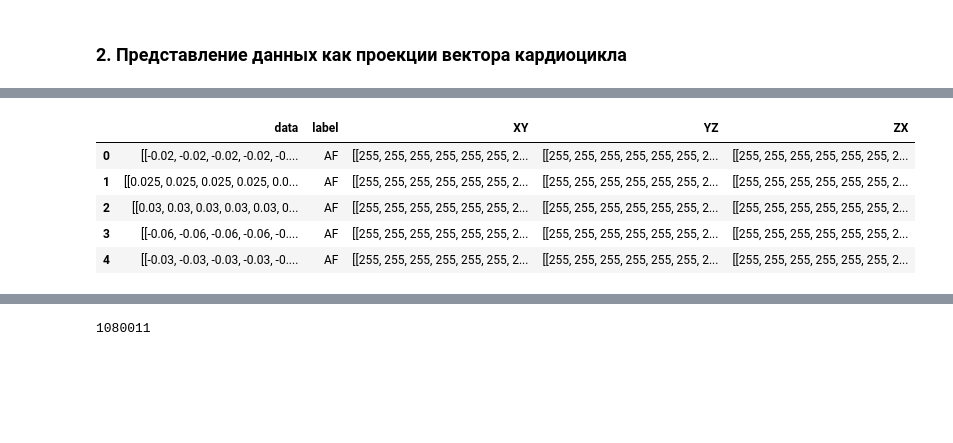
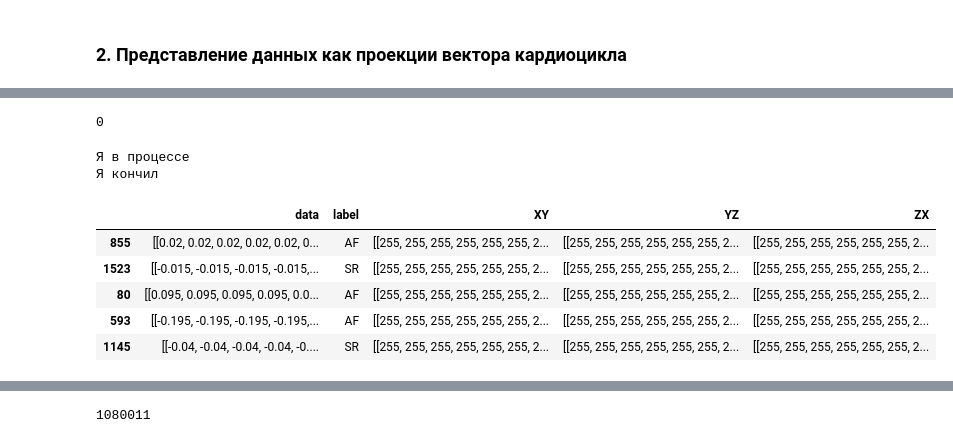
Before and after one commit to ArtikBoom3007/RemoteMonitoring, a Jupyter notebook: Neural network/Обучение ResNet18 векторы.ipynb, the cells around one changed output, grey strips where cells are left out. Saved outputs shown, nothing was run; the diff lists cells and outputs as text; code cells hidden in the pictures; blank space fills up the shorter version.

```diff
--- a/Neural network/Обучение ResNet18 векторы.ipynb
+++ b/Neural network/Обучение ResNet18 векторы.ipynb
@@ -101,3 +105,5 @@ ECG_df # Выводим полученный датафрейм, где слев
+# %%
+ECG_df = pd.read_pickle("../Dataset/check_preproc_df")
 # %%
 plt.plot(ECG_df.iloc[0,0][0])
 plt.title(ECG_df.iloc[0,1]);
@@ -115,11 +130,18 @@ plt.title(ECG_df.iloc[0,1]);
+# %%
+import gc
+gc.collect()
+# %% [output]
+0
 # %%
-vecg.init(filtering=True, canc_showing=True, plot3D=False, enable_centering = True, enable_global_normalize=True)
+vecg.init(filtering=True, canc_showing=True, plot3D=False, enable_centering = True, enable_local_normalize=True)
 ECG_df = vecg.make_vecg_df(ECG_df, 0, 2)
 ECG_df.head()
 # %% [output]
+Я в процессе
+Я кончил
 |  | data | label | XY | YZ | ZX |
-| 0 | [[-0.02, -0.02, -0.02, -0.02, -0.... | AF | [[255, 255, 255, 255, 255, 255, 2... | [[255, 255, 255, 255, 255, 255, 2... | [[255, 255, 255, 255, 255, 255, 2... |
-| 1 | [[0.025, 0.025, 0.025, 0.025, 0.0... | AF | [[255, 255, 255, 255, 255, 255, 2... | [[255, 255, 255, 255, 255, 255, 2... | [[255, 255, 255, 255, 255, 255, 2... |
-| 2 | [[0.03, 0.03, 0.03, 0.03, 0.03, 0... | AF | [[255, 255, 255, 255, 255, 255, 2... | [[255, 255, 255, 255, 255, 255, 2... | [[255, 255, 255, 255, 255, 255, 2... |
-| 3 | [[-0.06, -0.06, -0.06, -0.06, -0.... | AF | [[255, 255, 255, 255, 255, 255, 2... | [[255, 255, 255, 255, 255, 255, 2... | [[255, 255, 255, 255, 255, 255, 2... |
-| 4 | [[-0.03, -0.03, -0.03, -0.03, -0.... | AF | [[255, 255, 255, 255, 255, 255, 2... | [[255, 255, 255, 255, 255, 255, 2... | [[255, 255, 255, 255, 255, 255, 2... |
+| 855 | [[0.02, 0.02, 0.02, 0.02, 0.02, 0... | AF | [[255, 255, 255, 255, 255, 255, 2... | [[255, 255, 255, 255, 255, 255, 2... | [[255, 255, 255, 255, 255, 255, 2... |
+| 1523 | [[-0.015, -0.015, -0.015, -0.015,... | SR | [[255, 255, 255, 255, 255, 255, 2... | [[255, 255, 255, 255, 255, 255, 2... | [[255, 255, 255, 255, 255, 255, 2... |
+| 80 | [[0.095, 0.095, 0.095, 0.095, 0.0... | AF | [[255, 255, 255, 255, 255, 255, 2... | [[255, 255, 255, 255, 255, 255, 2... | [[255, 255, 255, 255, 255, 255, 2... |
+| 593 | [[-0.195, -0.195, -0.195, -0.195,... | AF | [[255, 255, 255, 255, 255, 255, 2... | [[255, 255, 255, 255, 255, 255, 2... | [[255, 255, 255, 255, 255, 255, 2... |
+| 1145 | [[-0.04, -0.04, -0.04, -0.04, -0.... | SR | [[255, 255, 255, 255, 255, 255, 2... | [[255, 255, 255, 255, 255, 255, 2... | [[255, 255, 255, 255, 255, 255, 2... |
```
Also changed, not shown: parts of 6 cells of this notebook, 2 other files.
